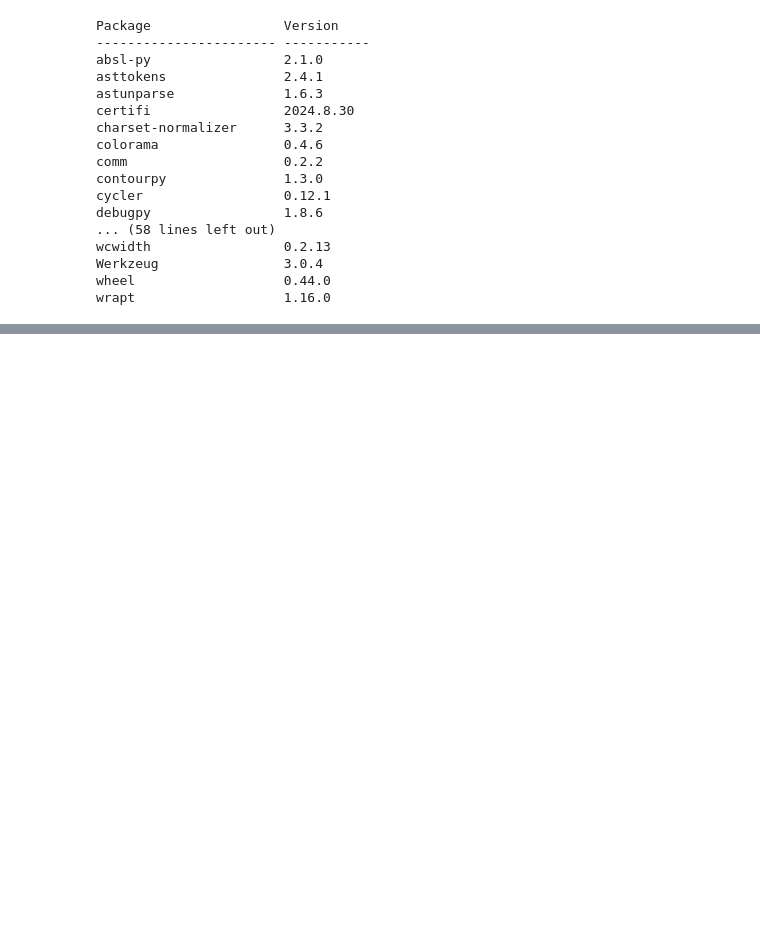
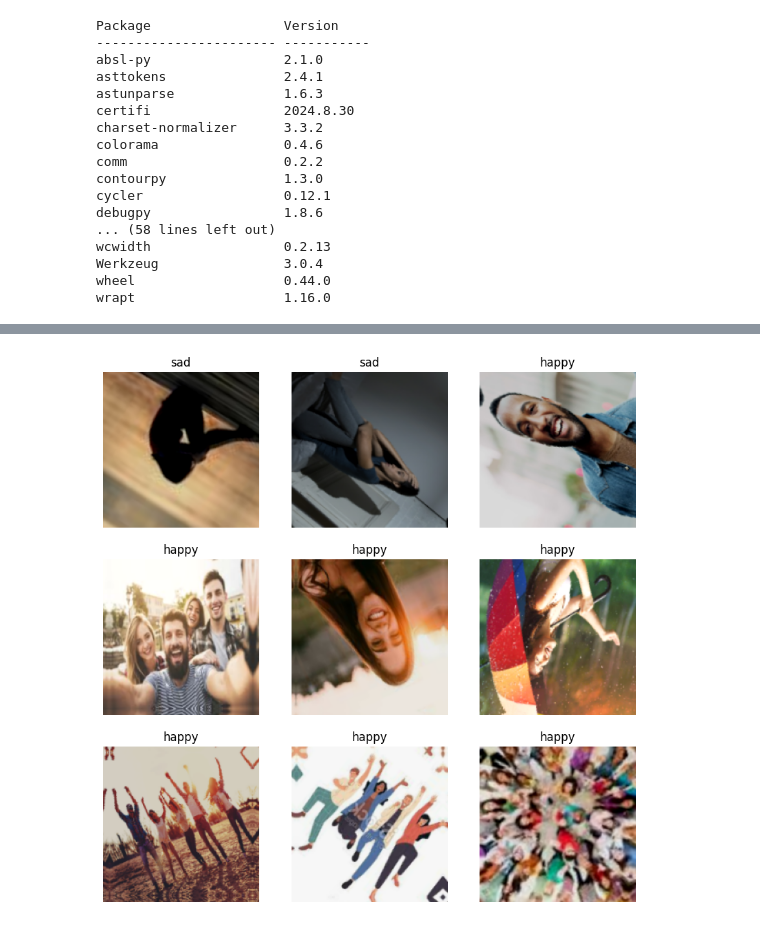
Before and after one commit to TonyLiu2004/Dish-Classifier-ML, a Jupyter notebook: start.ipynb, the cells around one changed output, grey strips where cells are left out. Drawn from its saved outputs; the diff is of its cells as text; code cells hidden in the pictures; blank space fills up the shorter version.

```diff
--- a/start.ipynb
+++ b/start.ipynb
@@ -56,0 +119,29 @@ print(tf.config.list_physical_devices('GPU'))
+# %%
+#Caching data to improve loading and processing of data
+AUTOTUNE = tf.data.AUTOTUNE  #allow TensorFlow to decide the optimal buffer size for prefetching
+train_ds = train_ds.cache().shuffle(1000).prefetch(buffer_size = AUTOTUNE) #Caches the dataset in memory after the first epoch, so subsequent epochs can access it without reloading.
+validation_ds = validation_ds.cache().prefetch(buffer_size = AUTOTUNE)
+# %%
+#Data Augmentation
+#Increasing the size of dataset by randomly modifying existing images. Helps model learn better by providing diverse examples
+data_augmentation = Sequential([
+    layers.RandomFlip("horizontal_and_vertical", input_shape=(img_size, img_size, 3)),
+    layers.RandomRotation(0.2),
+    layers.RandomZoom(0.1),
+    layers.RandomBrightness(0.1)
+])
+
+def display_augmented_images(dataset, data_augmentation, class_names, num_images=9):
+    plt.figure(figsize=(10, 10))
+    for images, labels in dataset.take(1):  # Fetch one batch of images and labels
+        augmented_images = data_augmentation(images)  # Apply augmentation to the images
+        for i in range(num_images):
+            plt.subplot(3, 3, i + 1)  # Create a 3x3 grid of subplots
+            plt.imshow(augmented_images[i].numpy().astype('uint8'))  # Display the augmented image
+            plt.title(class_names[labels[i]])  # Set the title to the corresponding dish name
+            plt.axis('off')
+    plt.show()
+
+display_augmented_images(train_ds, data_augmentation, class_names)
+# %% [output]
+[figure, added]
```
Also changed, not shown: parts of 7 cells of this notebook.
